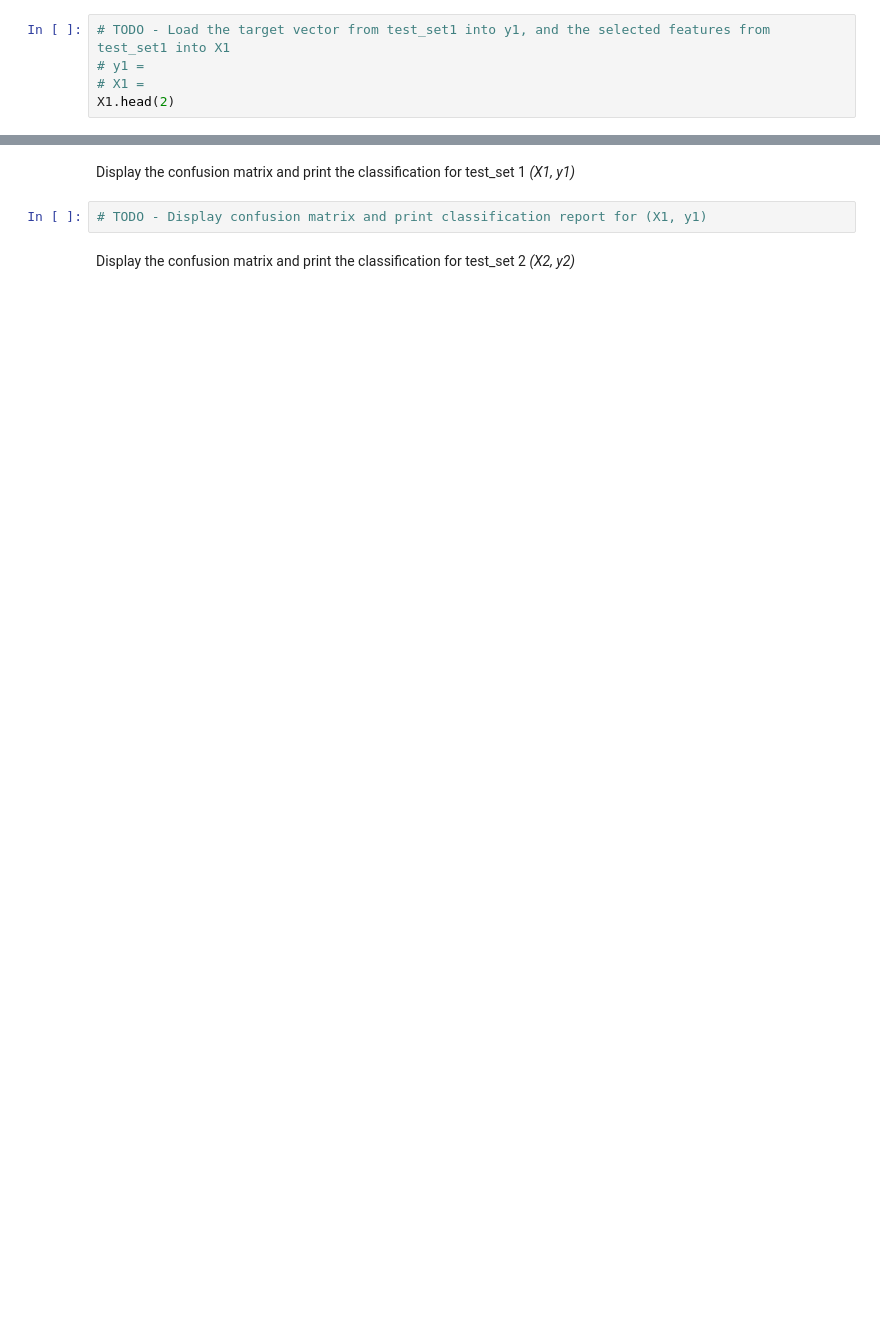
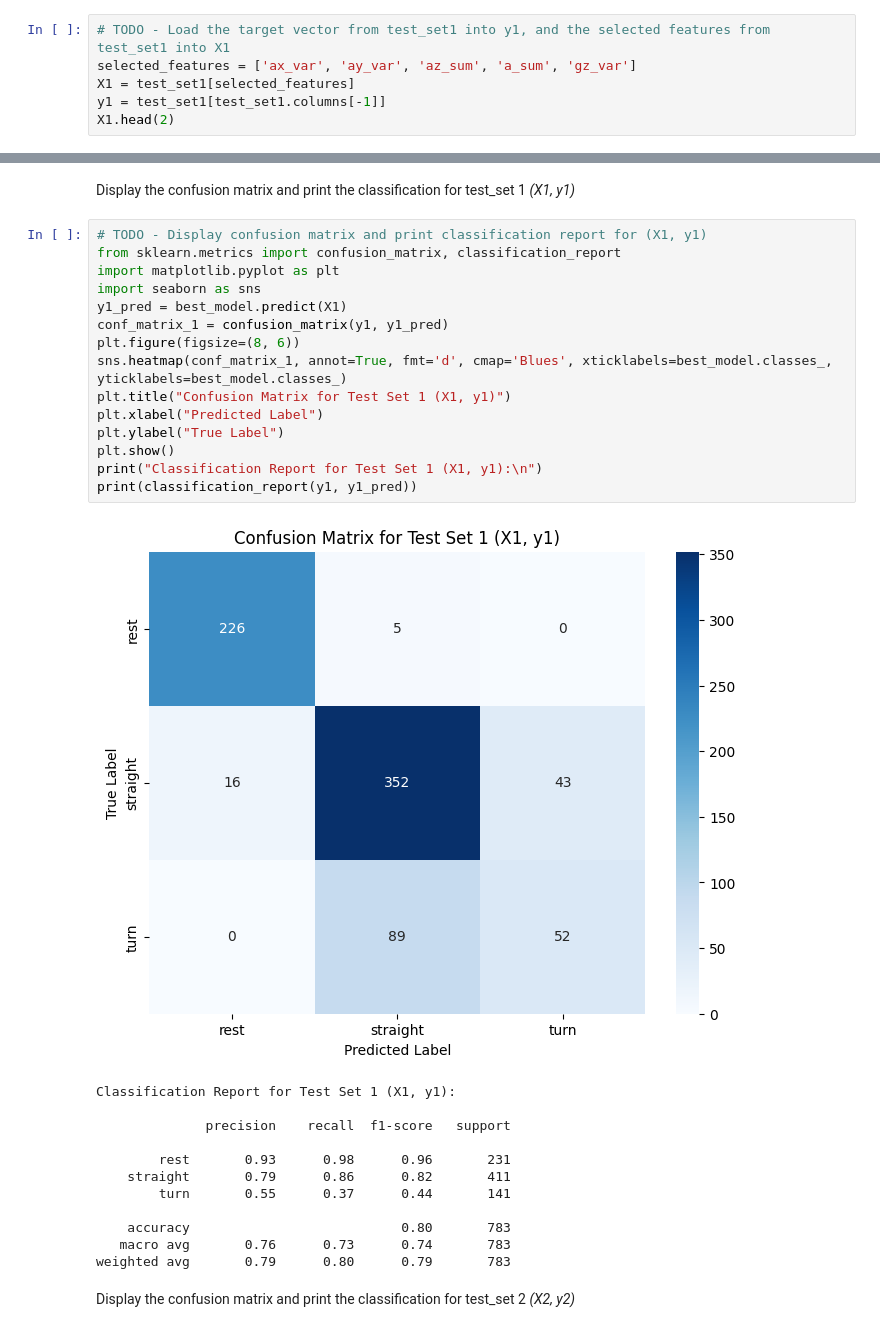
Before and after one commit to Kaushini1408/engg680_2024_fall, a Jupyter notebook: Lab_Assignment4/Assignment 4.ipynb, the cells around one changed output, grey strips where cells are left out. Drawn from its saved outputs; the diff is of its cells as text; blank space fills up the shorter version.

```diff
--- a/Lab_Assignment4/Assignment 4.ipynb
+++ b/Lab_Assignment4/Assignment 4.ipynb
@@ -1073,6 +1159,7 @@ The model trained in 5.1, is to be tested on the independent datasets, that is t
 Seperate the testsets into features and target vectors *(X1, y1)* and *(X2,y2)*
 # %%
 # TODO - Load the target vector from test_set1 into y1, and the selected features from test_set1 into X1
-# y1 =
-# X1 =
+selected_features = ['ax_var', 'ay_var', 'az_sum', 'a_sum', 'gz_var']
+X1 = test_set1[selected_features]
+y1 = test_set1[test_set1.columns[-1]]
 X1.head(2)
@@ -1094,6 +1193,32 @@ For each test dataset, print the test set accuracy score.
 # %% [markdown]
 Display the confusion matrix and print the classification for test_set 1 *(X1, y1)*
-# %%
-# TODO - Display confusion matrix and print classification report for (X1, y1)
+# %%
+# TODO - Display confusion matrix and print classification report for (X1, y1)
+from sklearn.metrics import confusion_matrix, classification_report
+import matplotlib.pyplot as plt
+import seaborn as sns
+y1_pred = best_model.predict(X1)
+conf_matrix_1 = confusion_matrix(y1, y1_pred)
+plt.figure(figsize=(8, 6))
+sns.heatmap(conf_matrix_1, annot=True, fmt='d', cmap='Blues', xticklabels=best_model.classes_, yticklabels=best_model.classes_)
+plt.title("Confusion Matrix for Test Set 1 (X1, y1)")
+plt.xlabel("Predicted Label")
+plt.ylabel("True Label")
+plt.show()
+print("Classification Report for Test Set 1 (X1, y1):\n")
+print(classification_report(y1, y1_pred))
+# %% [output]
+[figure, added]
+Classification Report for Test Set 1 (X1, y1):
+
+              precision    recall  f1-score   support
+
+        rest       0.93      0.98      0.96       231
+    straight       0.79      0.86      0.82       411
+        turn       0.55      0.37      0.44       141
+
+    accuracy                           0.80       783
+   macro avg       0.76      0.73      0.74       783
+weighted avg       0.79      0.80      0.79       783
 # %% [markdown]
 Display the confusion matrix and print the classification for test_set 2 *(X2, y2)*
```
Also changed, not shown: parts of 21 cells of this notebook.
